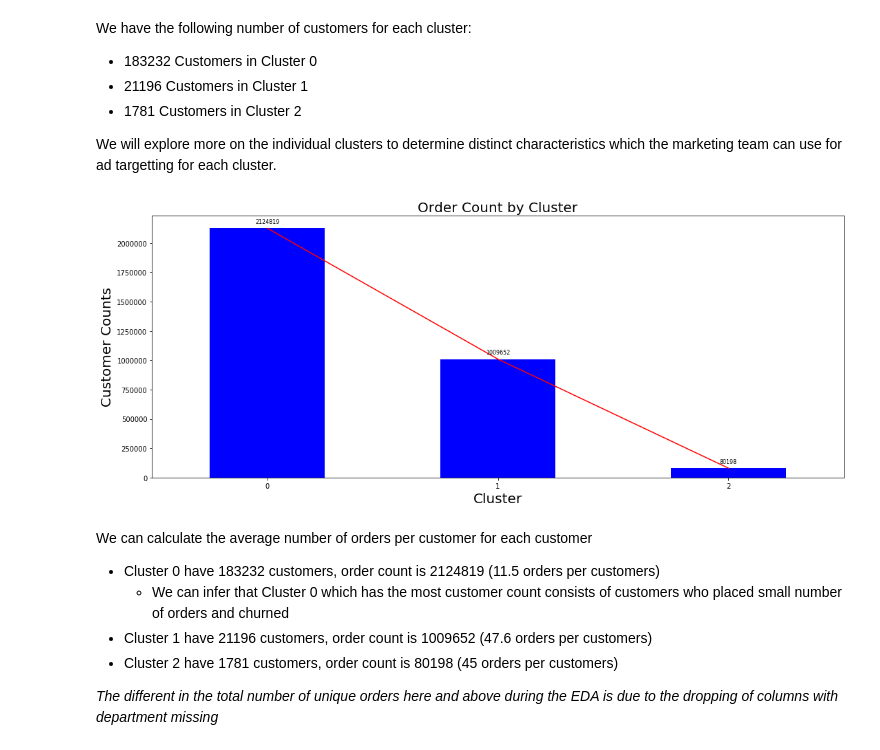
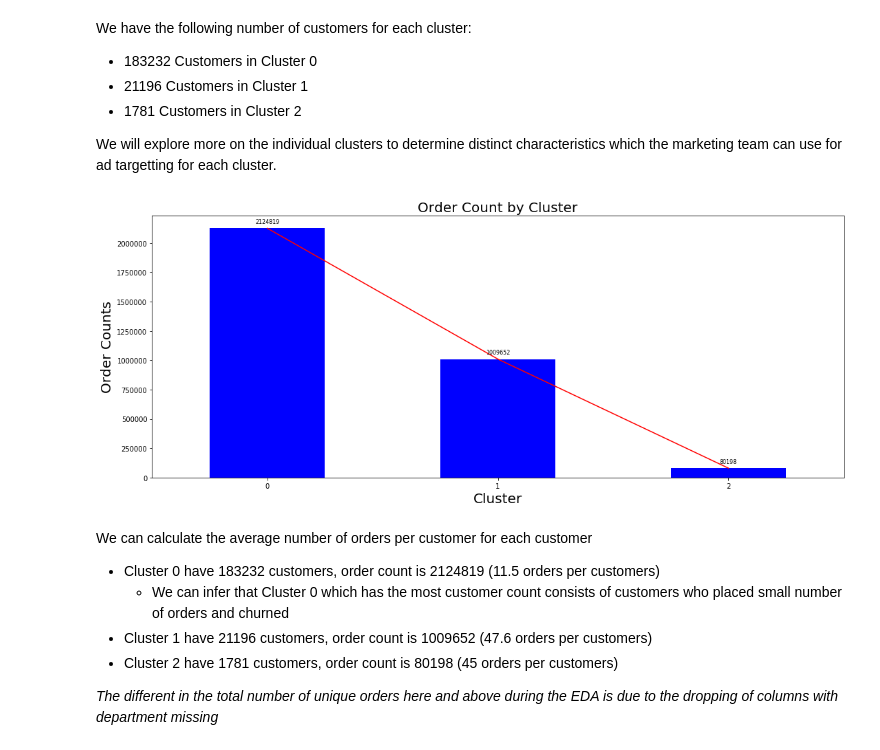
Before and after one commit to LingChongGold/Capstone, a Jupyter notebook: code/1_eda_customer_segmentation.ipynb, the cells around one changed output. Drawn from its saved outputs; the diff is of its cells as text; code cells hidden in the pictures.

```diff
--- a/code/1_eda_customer_segmentation.ipynb
+++ b/code/1_eda_customer_segmentation.ipynb
@@ -922,9 +904,9 @@ We have the following number of customers for each cluster:
 
 We will explore more on the individual clusters to determine distinct characteristics which the marketing team can use for ad targetting for each cluster.
 # %%
-draw_barplot(full_df_with_clusters, 'cluster', 'order_id', 'Order Count by Cluster', ylabel = 'Customer Counts', xlabel = 'Cluster')
+draw_barplot(full_df_with_clusters, 'cluster', 'order_id', 'Order Count by Cluster', ylabel = 'Order Counts', xlabel = 'Cluster')
 # %% [output]
-[figure, old version]
+[figure, new version]
 # %% [markdown]
 We can calculate the average number of orders per customer for each customer
 
```
Also changed, not shown: parts of 10 cells of this notebook.
